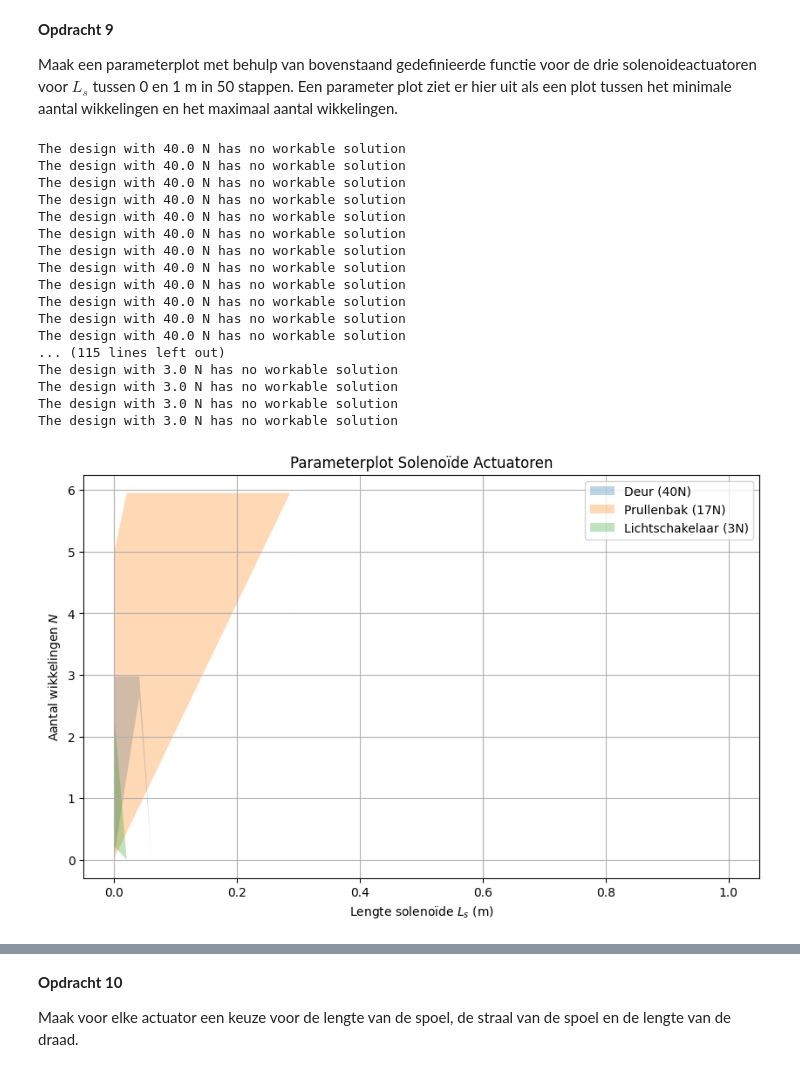
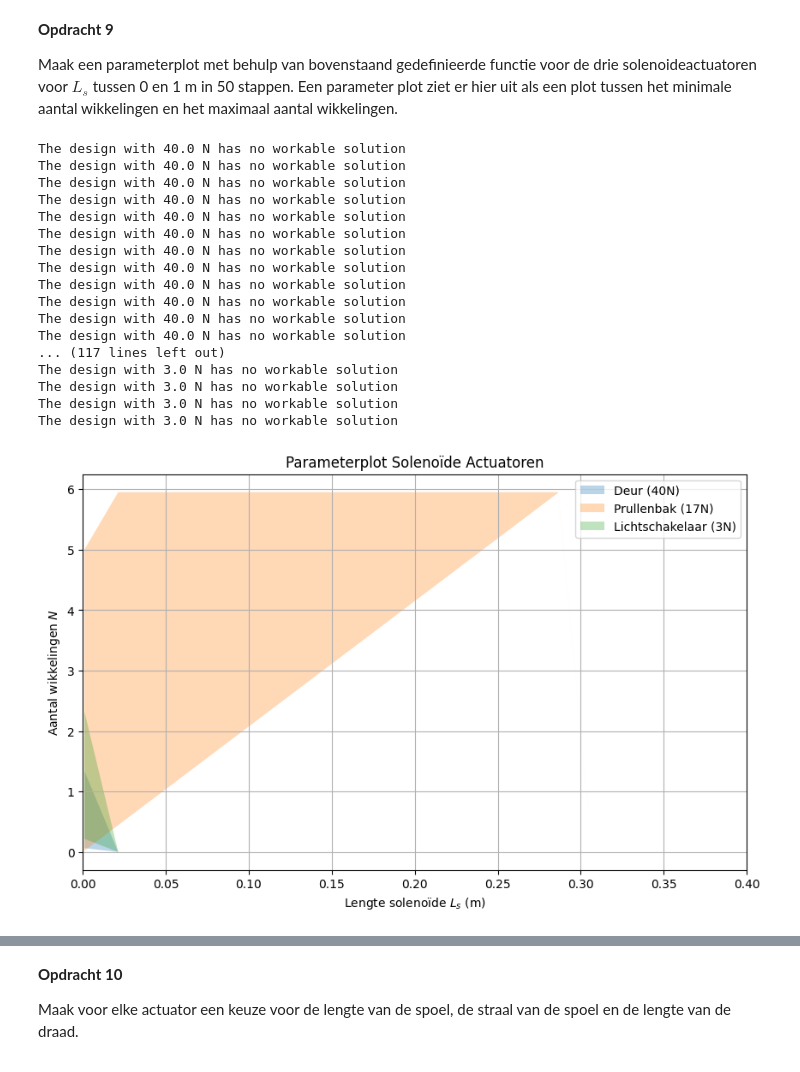
Before and after one commit to ElineSerpenti/opdrachten-DEF-D.EALSerpenti, a Jupyter notebook: Digital ontwerpopdracht 2/2KrachtactuatorOpdracht/KrachtactuatorOpdracht.ipynb, the cells around one changed output, grey strips where cells are left out. Cells and saved outputs as stored; diff of their text form; code cells hidden in the pictures.

```diff
--- a/Digital ontwerpopdracht 2/2KrachtactuatorOpdracht/KrachtactuatorOpdracht.ipynb
+++ b/Digital ontwerpopdracht 2/2KrachtactuatorOpdracht/KrachtactuatorOpdracht.ipynb
@@ -225,18 +231,16 @@ Plaats hier een png met jullie eventuele analytische afleiding.
 ### BEGIN SOLUTION
 mu_r = 20000 # geen eenheid, voor weekijzer
 # voor deur met 40 N
-# Hier heb je 9 volt batterij voor nodig met 500 mA en draaddikte van 0.1 mm
-# I = 0.5 A
-# straal actuator : 0.01 m
+# Batterij (vermogen= 4.5 Watt), 500 mA, 9 V, 0.1 mm
 relevante_parameters1 = {
     'r_s': 1,    # Straal solenoïde (m)
-    'r_d': 0.5/10000,  # Straal draad (m)
+    'r_d': 0.1/2000,  # Straal draad (m)
     'I': 0.5,       # Stroom (A)
-    'V': 20,         # volt
+    'V': 9,         # volt # veranderd van 20 V
     'F_nodig': 40  # Benodigde kracht (N)
 }
 # voor een prullenbak
-# 40 Watt telefoonoplader, 2 A, 20 V, 0.2 mm
+# telefoonoplader (vermogen= 40 Watt), 2 A, 20 V, 0.2 mm
 relevante_parameters2 = {
     'r_s': 0.5,    # Straal solenoïde (m)
     'r_d': 0.0001,  # Straal draad (m)
@@ -245,8 +249,7 @@ relevante_parameters2 = {
     'F_nodig': 17  # Benodigde kracht (N)
 }
 # voor lichtschakelaar
-# Arduino Uno Digital Pin
-# 40 mA, 5 V, draaddikte = 0.05 mm
+# Arduino (vermogen= 0.2 Watt), 40 mA, 5 v, 0.05 mm
 relevante_parameters3 = {
     'r_s': 1,    # Straal solenoïde (m)
     'r_d': 0.05/2000,  # Straal draad (m)
@@ -328,32 +331,33 @@ for i, params in enumerate(actuatoren):
         n_max_lijst.append(n_max if n_max != 'NaN' else 0)
 
     # Maak de parameter plot voor deze actuator
     plt.fill_between(L_s_waarden, n_min_lijst, n_max_lijst, alpha=0.3, label=labels[i])
 
 # Opmaak van de grafiek
 plt.title("Parameterplot Solenoïde Actuatoren")
 plt.xlabel("Lengte solenoïde $L_s$ (m)")
 plt.ylabel("Aantal wikkelingen $N$")
 plt.legend()
 plt.grid(True)
+plt.xlim(0, 0.4)
 plt.show()
 ###
 # %% [output]
 The design with 40.0 N has no workable solution
 The design with 40.0 N has no workable solution
 The design with 40.0 N has no workable solution
 The design with 40.0 N has no workable solution
 The design with 40.0 N has no workable solution
 The design with 40.0 N has no workable solution
 The design with 40.0 N has no workable solution
 The design with 40.0 N has no workable solution
 The design with 40.0 N has no workable solution
 The design with 40.0 N has no workable solution
 The design with 40.0 N has no workable solution
 The design with 40.0 N has no workable solution
-... (115 lines left out)
+... (117 lines left out)
 The design with 3.0 N has no workable solution
 The design with 3.0 N has no workable solution
 The design with 3.0 N has no workable solution
 The design with 3.0 N has no workable solution
-[figure, old version]
+[figure, new version]
```
Also changed, not shown: parts of 6 cells of this notebook.
